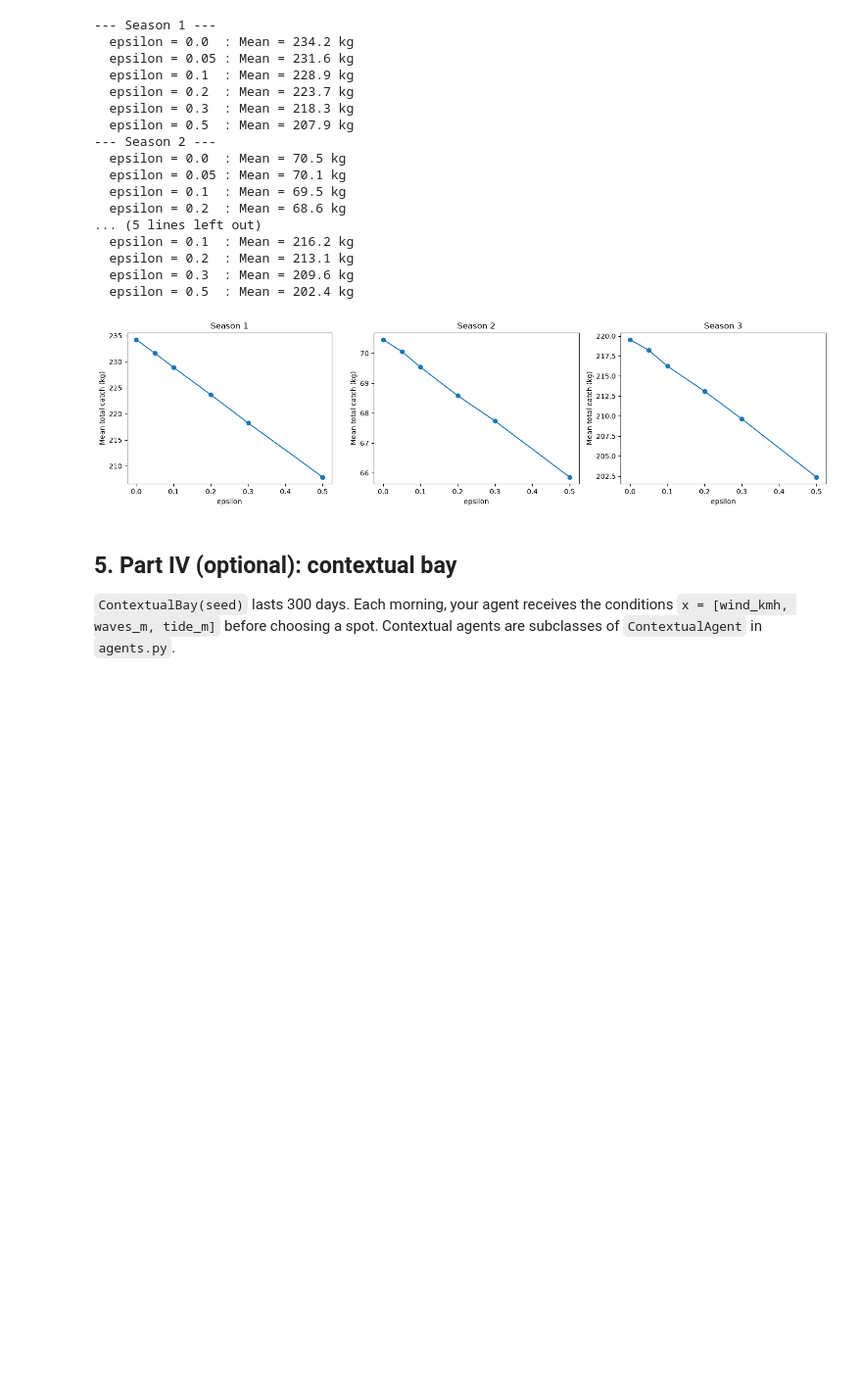
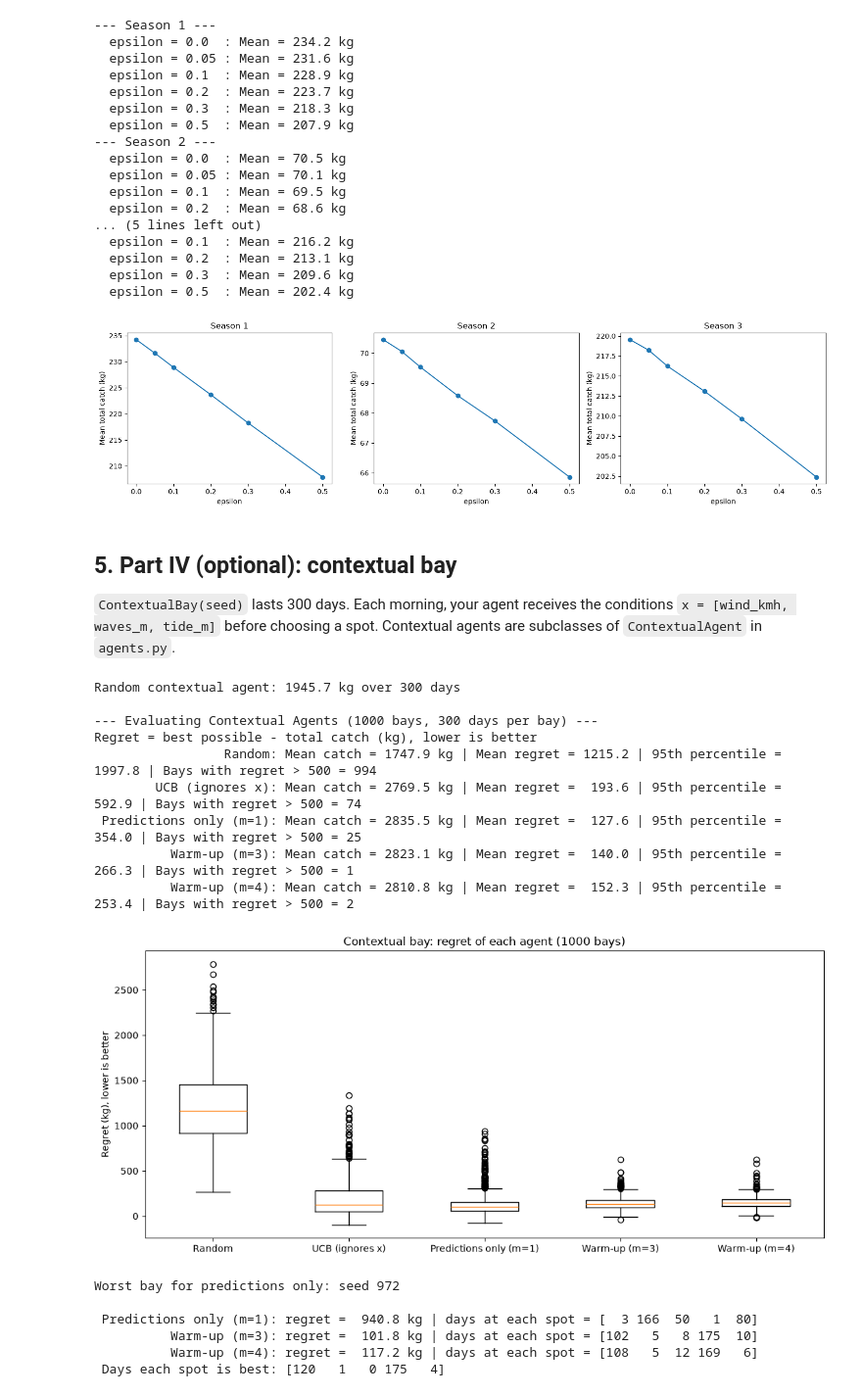
Before and after one commit to Carlos-Lugo-Torres/Reinforcement-Learning-and-Multi-Armed-Bandits, a Jupyter notebook: experiment.ipynb, the cells around one changed output. Shown at 98% size. Drawn from its saved outputs; the diff is of its cells as text; code cells hidden in the pictures; blank space fills up the shorter version.

```diff
--- a/experiment.ipynb
+++ b/experiment.ipynb
@@ -353,6 +356,71 @@ plt.show()
 # %%
 bay = ContextualBay(seed=0)
 total = play(RandomContextualAgent(seed=0), bay)
 print(f"Random contextual agent: {total} kg over {bay.days} days")
 
-# Your code here
+n_bays = 1000
+print(f"\n--- Evaluating Contextual Agents ({n_bays} bays, 300 days per bay) ---")
+
+def get_ctx_agents(seed=0):
+    return {
+        "Random": RandomContextualAgent(seed=seed),
+        "UCB (ignores x)": IgnoreConditions(UCBAgent(c=1.0, seed=seed)),  # best agent of Part III
+        "Predictions only (m=1)": LinearRegressionAgent(m=1, seed=seed),  # the case that fails
+        "Warm-up (m=3)": LinearRegressionAgent(m=3, seed=seed),           # fix
+        "Warm-up (m=4)": LinearRegressionAgent(m=4, seed=seed),           # fix, 4 data points = 4 weights
+    }
+
+totals = {name: [] for name in get_ctx_agents()}
+regrets = {name: [] for name in get_ctx_agents()}
+for seed in range(n_bays):
+    bay = ContextualBay(seed=seed)
+    for name, agent in get_ctx_agents(seed).items():
+        total = play(agent, bay)
+        totals[name].append(total)
+        regrets[name].append(bay.best_possible() - total)
+
+print("Regret = best possible - total catch (kg), lower is better")
+for name in totals:
+    r = np.array(regrets[name])
+    print(f"{name:>23}: Mean catch = {np.mean(totals[name]):6.1f} kg | Mean regret = {r.mean():6.1f}"
+          f" | 95th percentile = {np.percentile(r, 95):6.1f} | Bays with regret > 500 = {(r > 500).sum()}")
+
+fig, ax = plt.subplots(figsize=(11, 5))
+ax.boxplot([regrets[name] for name in regrets], tick_labels=list(regrets))
+ax.set_title(f"Contextual bay: regret of each agent ({n_bays} bays)")
+ax.set_ylabel("Regret (kg), lower is better")
+plt.tight_layout()
+plt.show()
+# %% [output]
+Random contextual agent: 1945.7 kg over 300 days
+
+--- Evaluating Contextual Agents (1000 bays, 300 days per bay) ---
+Regret = best possible - total catch (kg), lower is better
+                 Random: Mean catch = 1747.9 kg | Mean regret = 1215.2 | 95th percentile = 1997.8 | Bays with regret > 500 = 994
+        UCB (ignores x): Mean catch = 2769.5 kg | Mean regret =  193.6 | 95th percentile =  592.9 | Bays with regret > 500 = 74
+ Predictions only (m=1): Mean catch = 2835.5 kg | Mean regret =  127.6 | 95th percentile =  354.0 | Bays with regret > 500 = 25
+          Warm-up (m=3): Mean catch = 2823.1 kg | Mean regret =  140.0 | 95th percentile =  266.3 | Bays with regret > 500 = 1
+          Warm-up (m=4): Mean catch = 2810.8 kg | Mean regret =  152.3 | 95th percentile =  253.4 | Bays with regret > 500 = 2
+[figure, added]
+# %%
+# A case where acting only on the predictions fails: the bay where it had the highest regret
+seed = int(np.argmax(regrets["Predictions only (m=1)"]))
+print(f"Worst bay for predictions only: seed {seed}\n")
+
+for name, agent in [("Predictions only (m=1)", LinearRegressionAgent(m=1, seed=seed)),
+                    ("Warm-up (m=3)", LinearRegressionAgent(m=3, seed=seed)),
+                    ("Warm-up (m=4)", LinearRegressionAgent(m=4, seed=seed))]:
+    bay = ContextualBay(seed=seed)
+    total = play(agent, bay)
+    visits = np.bincount([spot for x, spot, catch in bay.history], minlength=5)
+    print(f"{name:>23}: regret = {bay.best_possible() - total:6.1f} kg | days at each spot = {visits}")
+
+best_spot = bay.reveal().argmax(axis=1)
+print(f"{'Days each spot is best':>23}: {np.bincount(best_spot, minlength=5)}")
+# %% [output]
+Worst bay for predictions only: seed 972
+
+ Predictions only (m=1): regret =  940.8 kg | days at each spot = [  3 166  50   1  80]
+          Warm-up (m=3): regret =  101.8 kg | days at each spot = [102   5   8 175  10]
+          Warm-up (m=4): regret =  117.2 kg | days at each spot = [108   5  12 169   6]
+ Days each spot is best: [120   1   0 175   4]
```
Also changed, not shown: parts of 1 cell of this notebook, 1 other file.
